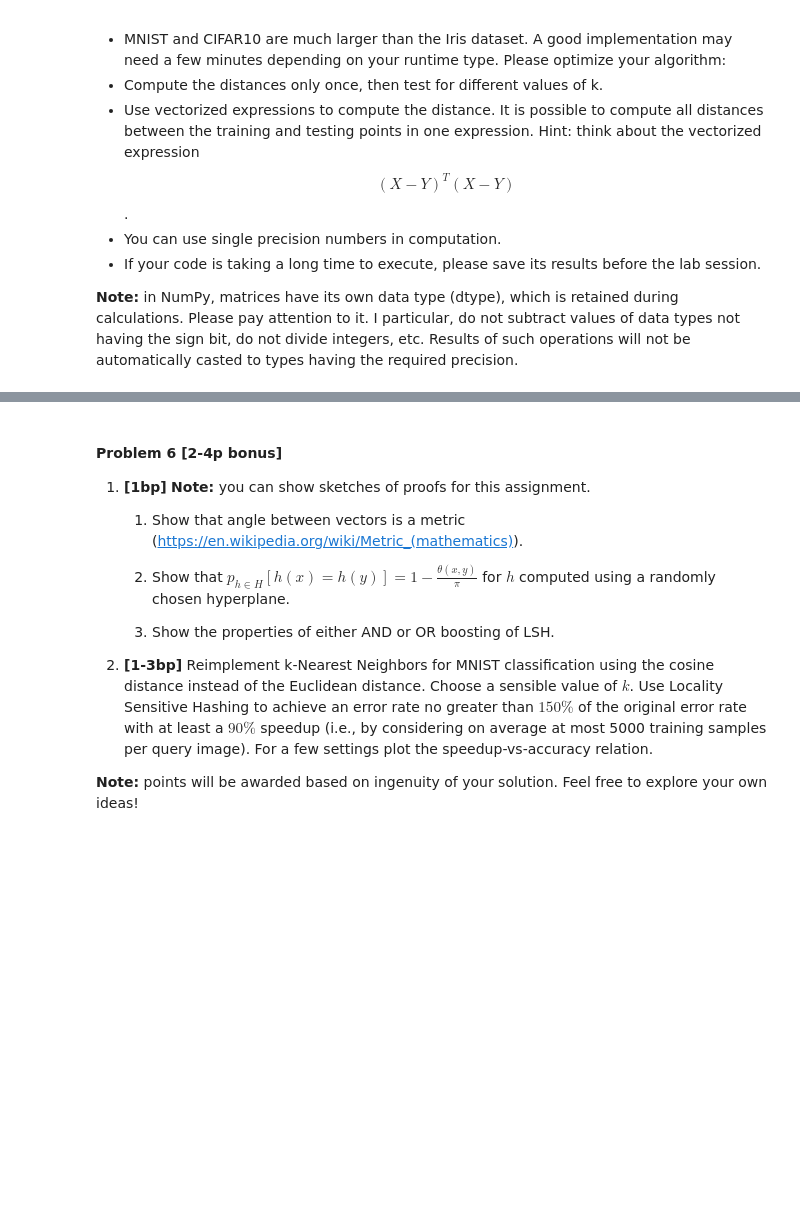
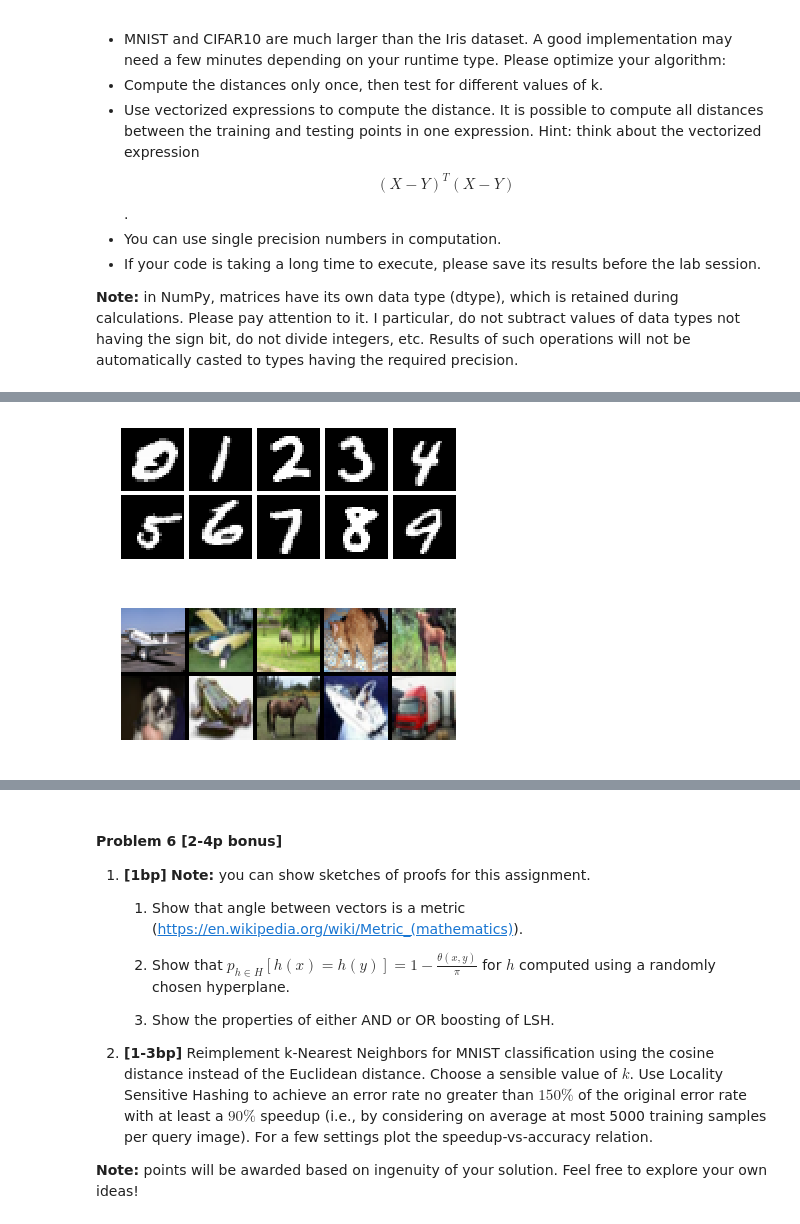
Before and after one commit to janchorowski/nn_assignments, a Jupyter notebook: assignment1/Assignment1.ipynb, the cells around one changed output, grey strips where cells are left out. Cells and saved outputs as stored; diff of their text form; code cells hidden in the pictures; blank space fills up the shorter version.

```diff
--- a/assignment1/Assignment1.ipynb
+++ b/assignment1/Assignment1.ipynb
@@ -328,3 +466,19 @@ with np.load('cifar.npz') as data:
+# %%
+#
+# TODO: plot an example of each class on MNIST and on CIFAR-10
+#
+class_examples = {mnist_test_labels_int64[i]:mnist_test_data_uint8[i,:,:] for i in range(mnist_test_data_uint8.shape[0])}
+all_examples = np.array([class_examples[label] for label in class_examples])
+plot_mat(all_examples[:, None], cmap='gray')
+plt.show()
+
+class_examples = {cifar_test_labels_int64[i]:cifar_test_data_uint8[i,:,:,:] for i in range(cifar_test_data_uint8.shape[0])}
+all_examples = np.array([class_examples[label] for label in class_examples])
+plot_mat(np.moveaxis(all_examples, -1, 1), cmap='rainbow')
+plt.show()
+# %% [output]
+[figure, added]
+[figure, added]
 # %%
 from scipy.stats import mode
 
```
Also changed, not shown: parts of 38 cells of this notebook, 4 other files.
